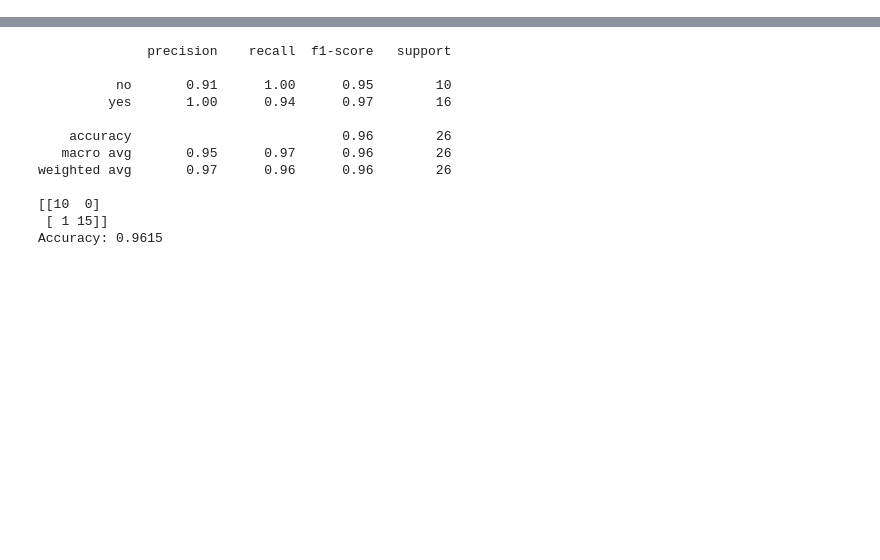
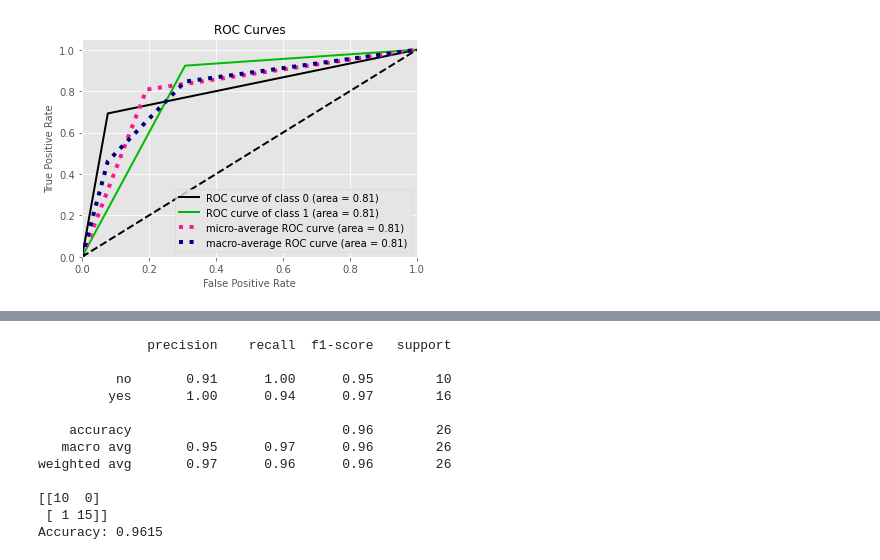
Before and after one commit to EnvyCy/BrainTumorClassifier, a Jupyter notebook: mainNotebook.ipynb, the cells around one changed output, grey strips where cells are left out. Cells and saved outputs as stored; diff of their text form; code cells hidden in the pictures; blank space fills up the shorter version.

```diff
--- a/mainNotebook.ipynb
+++ b/mainNotebook.ipynb
@@ -84,0 +115,12 @@ validationsteps = len(testX)//batchsize
+# %%
+save_path = './svmmodel.h5'
+# modelsvm.save(save_path)
+loadedsvmmodel = load_model(save_path)
+# %%
+y_true = testY
+y_probas = loadedsvmmodel.predict(testX, batch_size= batchsize)
+predictions = np.argmax(y_probas, axis= 1)
+skplt.metrics.plot_roc(predictions, testY)
+plt.show()
+# %% [output]
+[figure, added]
```
Also changed, not shown: parts of 15 cells of this notebook.
